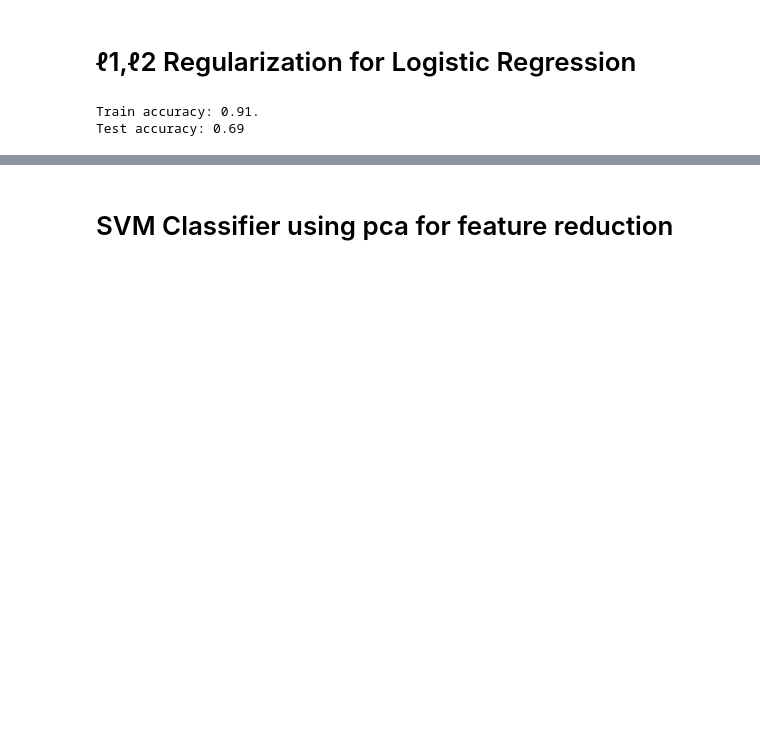
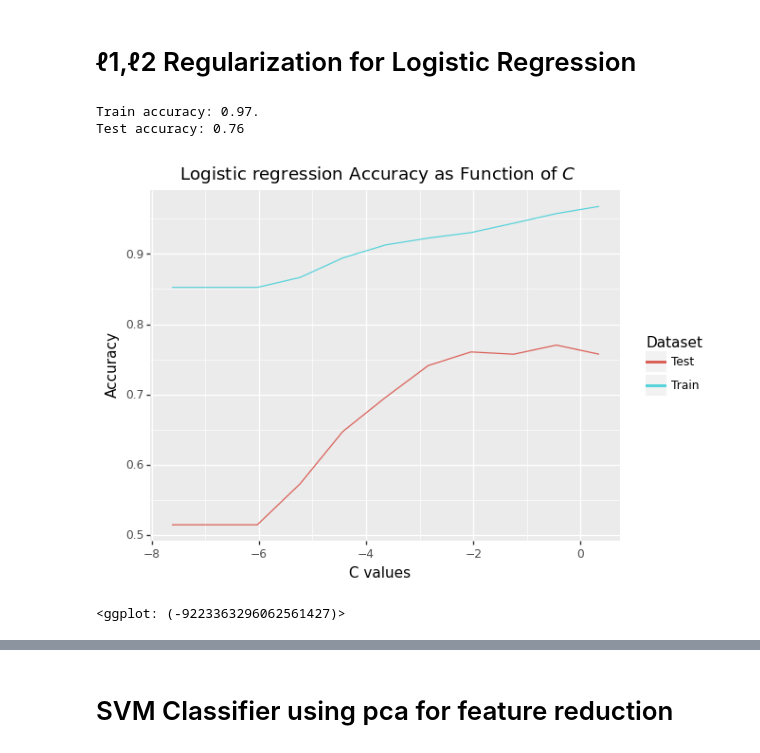
Before and after one commit to Shellyga/MAFAT-Radar-Challenge, a Jupyter notebook: Copy_of_MAFAT_Radar_Challenge_Baseline_CNN_Model.ipynb, the cells around one changed output, grey strips where cells are left out. Cells and saved outputs as stored; diff of their text form; code cells hidden in the pictures; blank space fills up the shorter version.

```diff
--- a/Copy_of_MAFAT_Radar_Challenge_Baseline_CNN_Model.ipynb
+++ b/Copy_of_MAFAT_Radar_Challenge_Baseline_CNN_Model.ipynb
@@ -593,3 +621,16 @@ Total params: 787,970
 Trainable params: 787,970
 Non-trainable params: 0
 _________________________________________________________________
+# %%
+model_cnn = models.Sequential()
+model.add(layers.Dense(512, activation='relu', input_dim=(3*1*512)))
+model.add(layers.LeakyReLU(alpha=0.1))
+model.add(layers.Dense(num_classes, activation='softmax'))
+model_cnn.add(Conv2D(16, kernel_size=(3, 3), activation='relu', kernel_initializer = init, bias_regularizer='l2', input_shape=input_shape))
+model_cnn.add(MaxPooling2D(pool_size=(2, 2)))
+model_cnn.add(Conv2D(32, kernel_size=(3, 3), activation='relu', kernel_initializer = init, bias_regularizer='l2'))
+model_cnn.add(MaxPooling2D(pool_size=(2, 2)))
+model_cnn.add(Flatten())
+model_cnn.add(Dense(128, kernel_regularizer = 'l2', activation='relu', kernel_initializer = init))
+model_cnn.add(Dense(32, kernel_regularizer = 'l2', activation='relu', kernel_initializer = init))
+model_cnn.add(Dense(1, activation='sigmoid', kernel_initializer = init))
@@ -914,8 +981,9 @@ opt_score_t = dt_cv.best_score_
 # ℓ1,ℓ2  Regularization for Logistic Regression
 # %%
 from sklearn.linear_model import LogisticRegression
-lg = LogisticRegression(solver="saga", tol=1e-4, max_iter=1e4).fit(train_features_flat, train_y)
-print("Train accuracy: %.2f.\nTest accuracy: %.2f" % ( lg.score(train_features_flat, train_y), lg.score(val_features_flat, val_y) ))
+# default=’l2’, C default=1.0
+lg = LogisticRegression(solver="saga", tol=1e-4 , max_iter=1e4).fit(train_features_flat, train_y)
+print("Logistic Regression l2 C=1 Train accuracy: %.2f.\nTest accuracy: %.2f" % ( lg.score(train_features_flat, train_y), lg.score(val_features_flat, val_y) ))
 # %% [output]
-Train accuracy: 0.91.
-Test accuracy: 0.69
+Train accuracy: 0.97.
+Test accuracy: 0.76
@@ -953,5 +1026,11 @@ def plot_model_performance(penalty, Cs, trainX, trainY, testX, testY):
     # Return a ggplot over score as a function of np.log(Cs). Include penalty type in plot's title
     return p
 # %%
-Cs = 2**np.linspace(-11,.5, 50)
+# Cs = 2**np.linspace(-11,.5, 50)
+Cs = 2**np.linspace(-5,.5, 25)
 l1_p = plot_model_performance("l1", Cs, train_features_flat, train_y, val_features_flat, val_y)
+# %%
+l1_p
+# %% [output]
+[figure, added]
+<ggplot: (-9223363296062561427)>
```
Also changed, not shown: parts of 47 cells of this notebook.
